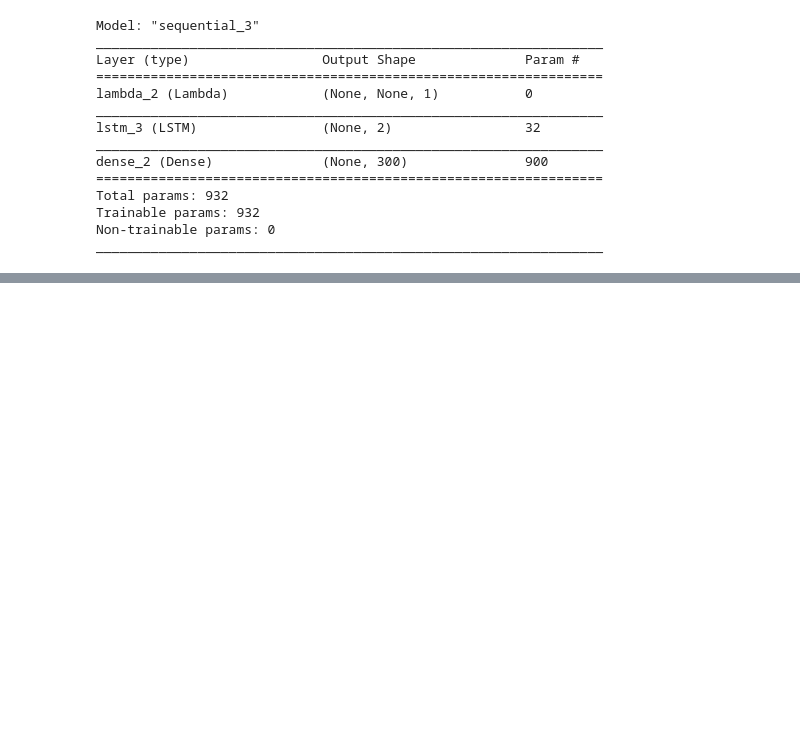
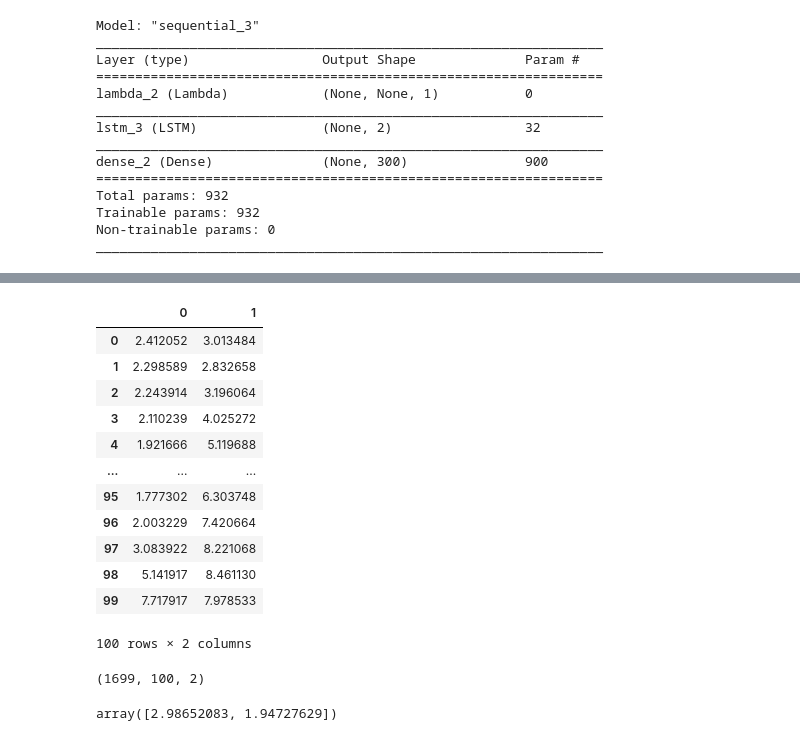
Before and after one commit to shweta-aiml/CourseraTensorFlow, a Jupyter notebook: Random_Numbers_LSTM.ipynb, the cells around one changed output, grey strips where cells are left out. Cells and saved outputs as stored; diff of their text form; code cells hidden in the pictures; blank space fills up the shorter version.

```diff
--- a/Random_Numbers_LSTM.ipynb
+++ b/Random_Numbers_LSTM.ipynb
@@ -161,0 +185,31 @@ Epoch 11/100
+# %%
+predicted = model.predict(X_test)
+rmse = np.sqrt(((predicted - y_test) ** 2).mean(axis=0))
+
+# and maybe plot it
+predicted = pd.DataFrame(predicted[:100])
+#pd.DataFrame(y_test[:100]).plot()
+# %%
+predicted
+# %% [output]
+|  | 0 | 1 |
+| 0 | 2.412052 | 3.013484 |
+| 1 | 2.298589 | 2.832658 |
+| 2 | 2.243914 | 3.196064 |
+| 3 | 2.110239 | 4.025272 |
+| 4 | 1.921666 | 5.119688 |
+| ... | ... | ... |
+| 95 | 1.777302 | 6.303748 |
+| 96 | 2.003229 | 7.420664 |
+| 97 | 3.083922 | 8.221068 |
+| 98 | 5.141917 | 8.461130 |
+| 99 | 7.717917 | 7.978533 |
+100 rows × 2 columns
+# %%
+X_test.shape
+# %% [output]
+(1699, 100, 2)
+# %%
+rmse
+# %% [output]
+array([2.98652083, 1.94727629])
```
Also changed, not shown: parts of 5 cells of this notebook.
